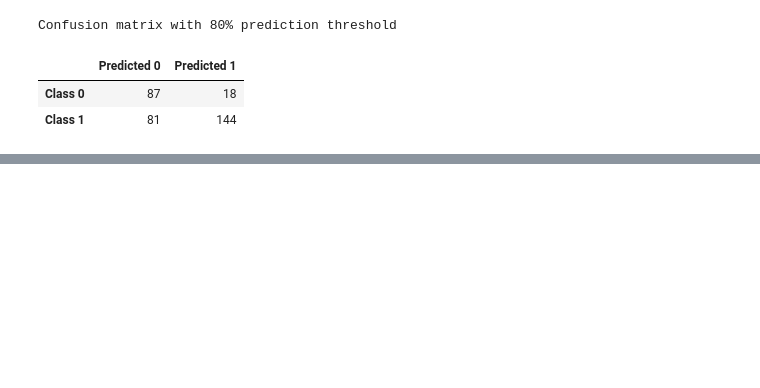
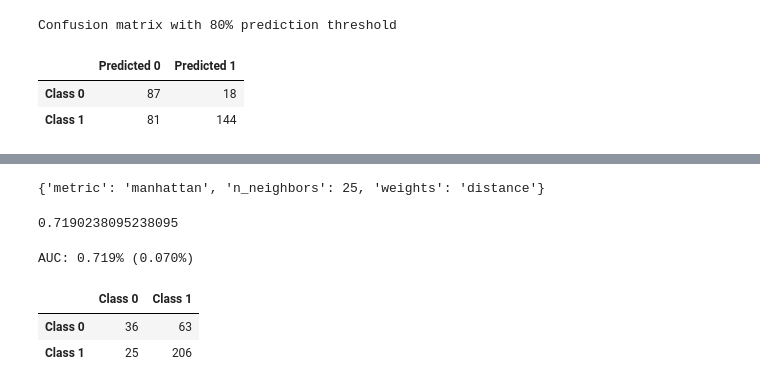
Before and after one commit to factorwonk/bcgdv, a Jupyter notebook: 2. BCGDV Classifier.ipynb, the cells around one changed output, grey strips where cells are left out. Drawn from its saved outputs; the diff is of its cells as text; code cells hidden in the pictures; blank space fills up the shorter version.

```diff
--- a/2. BCGDV Classifier.ipynb
+++ b/2. BCGDV Classifier.ipynb
@@ -561,0 +598,16 @@ logregcv_df.head()
+# %%
+knn_gridsearch.best_params_
+# %% [output]
+{'metric': 'manhattan', 'n_neighbors': 25, 'weights': 'distance'}
+# %%
+knn_gridsearch.best_score_
+# %% [output]
+0.7190238095238095
+# %%
+# Re-run our cross validated KNN Classifier with tuned parameters
+scoring = 'roc_auc'
+knnclassifier = KNeighborsClassifier(metric='manhattan', n_neighbors=25, weights='distance')
+results = cross_val_score(knnclassifier, rescaled_features, target, cv=10, scoring=scoring)
+print("AUC: %.3f%% (%.3f%%)") % (results.mean(), results.std())
+# %% [output]
+AUC: 0.719% (0.070%)
@@ -561,0 +620,10 @@ logregcv_df.head()
+# %%
+conmat = np.array(confusion_matrix(y_test, y_pred_knn, labels=[0,1]))
+
+knnconfusion = pd.DataFrame(conmat, index=['Class 0', 'Class 1'],
+                         columns=['Class 0','Class 1'])
+knnconfusion
+# %% [output]
+|  | Class 0 | Class 1 |
+| Class 0 | 36 | 63 |
+| Class 1 | 25 | 206 |
```
Also changed, not shown: parts of 16 cells of this notebook.
